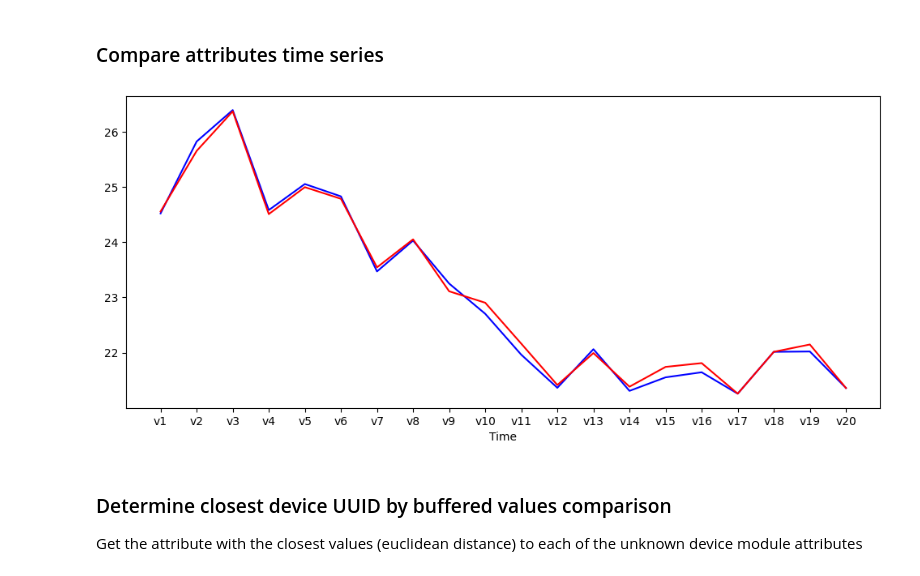
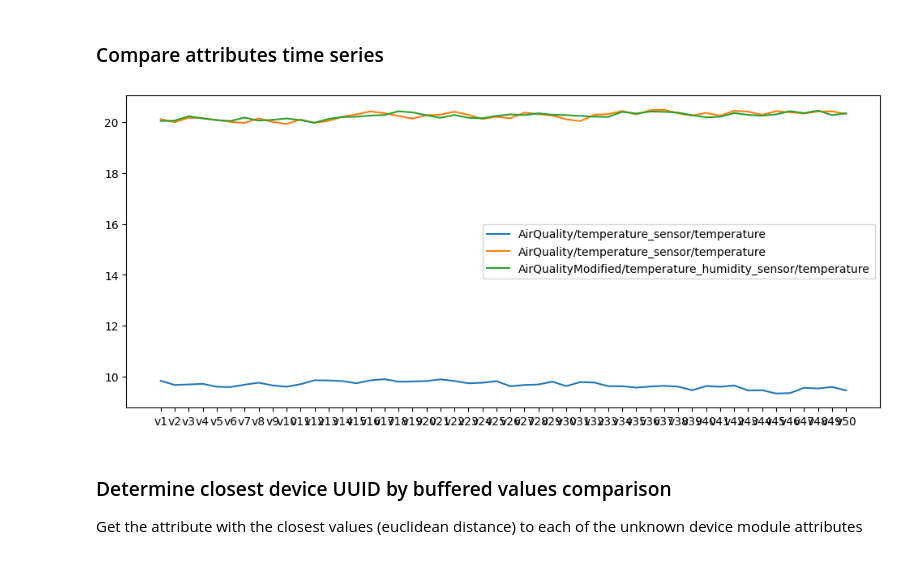
Before and after one commit to alejp1998/kg-iot-dt, a Jupyter notebook: kgdt/devs_similarity.ipynb, the cells around one changed output. Cells and saved outputs as stored; diff of their text form; code cells hidden in the pictures.

Commit message:
Higher frequency in devices data reports

```diff
--- a/kgdt/devs_similarity.ipynb
+++ b/kgdt/devs_similarity.ipynb
@@ -187,23 +175,24 @@ total_vote_sdf
  'AirQuality/air_quality_sensor/pm25': 6}
 # %% [markdown]
 ### Compare attributes time series
-# %%
-plt.figure(figsize=(12,5))
-plt.xlabel('Time')
-
-dev_uuid = "5362cb80-381d-4d21-87ba-af283640fa98"
-mod_name, attrib_name = 'temperature_sensor', 'temperature'
-buffer_data = devs_df[(devs_df['uuid']==dev_uuid)&(devs_df['mod']==mod_name)&(devs_df['attrib']==attrib_name)].iloc[0][val_cols]
-ax1 = plt.plot(buffer_data, color='blue', label='AirQuality')
-
-dev_uuid = devs_df[devs_df.dev=='AirQualityModified'].iloc[0].uuid
-mod_name, attrib_name = 'temperature_humidity_sensor', 'temperature'
-buffer_data = devs_df[(devs_df['uuid']==dev_uuid)&(devs_df['mod']==mod_name)&(devs_df['attrib']==attrib_name)].iloc[0][val_cols]
-ax2 = plt.plot(buffer_data, color='red', label='AirQualityModified')
-
-plt.show()
-# %% [output]
-[figure, removed]
+# %%
+devs_df_slice = devs_df[
+    ((devs_df.dev == 'AirQuality') | \
+    (devs_df.dev == 'AirQualityModified')) & \
+    ((devs_df.attrib == 'temperature'))]
+plt.figure(figsize=(12,5))
+
+names = []
+for i,row in devs_df_slice.iterrows():
+    dev_uuid = row.uuid
+    dev_name, mod_name, attrib_name = row['dev'], row['mod'], row['attrib']
+    ax1 = plt.plot(row[val_cols].to_list())
+    names.append(dev_name + '/' + mod_name + '/' + attrib_name)
+
+plt.legend(names)
+plt.show()
+# %% [output]
+[figure, added]
 # %% [markdown]
 ### Determine closest device UUID by buffered values comparison
 
```
Also changed, not shown: parts of 3 cells of this notebook, 4 other files.
